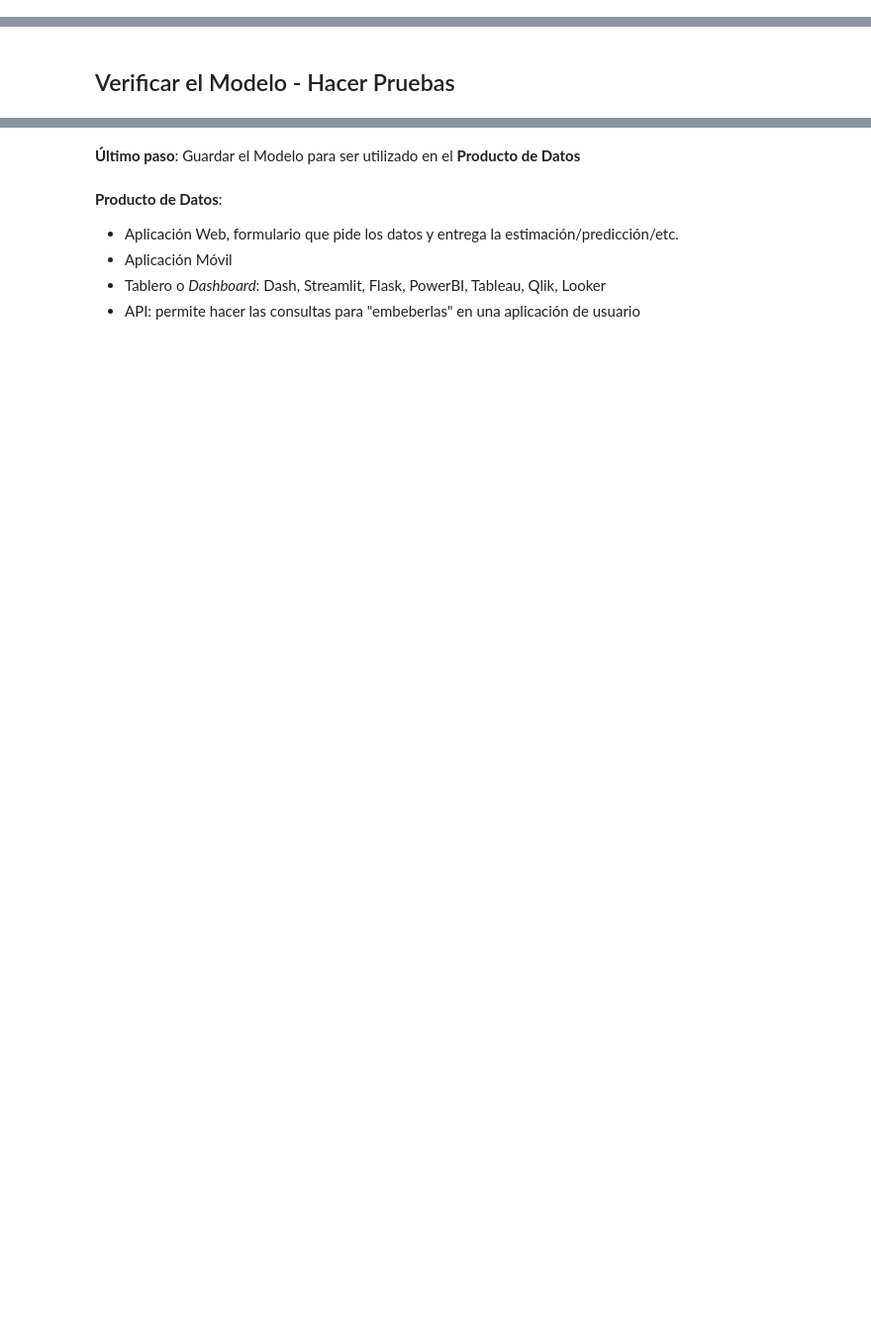
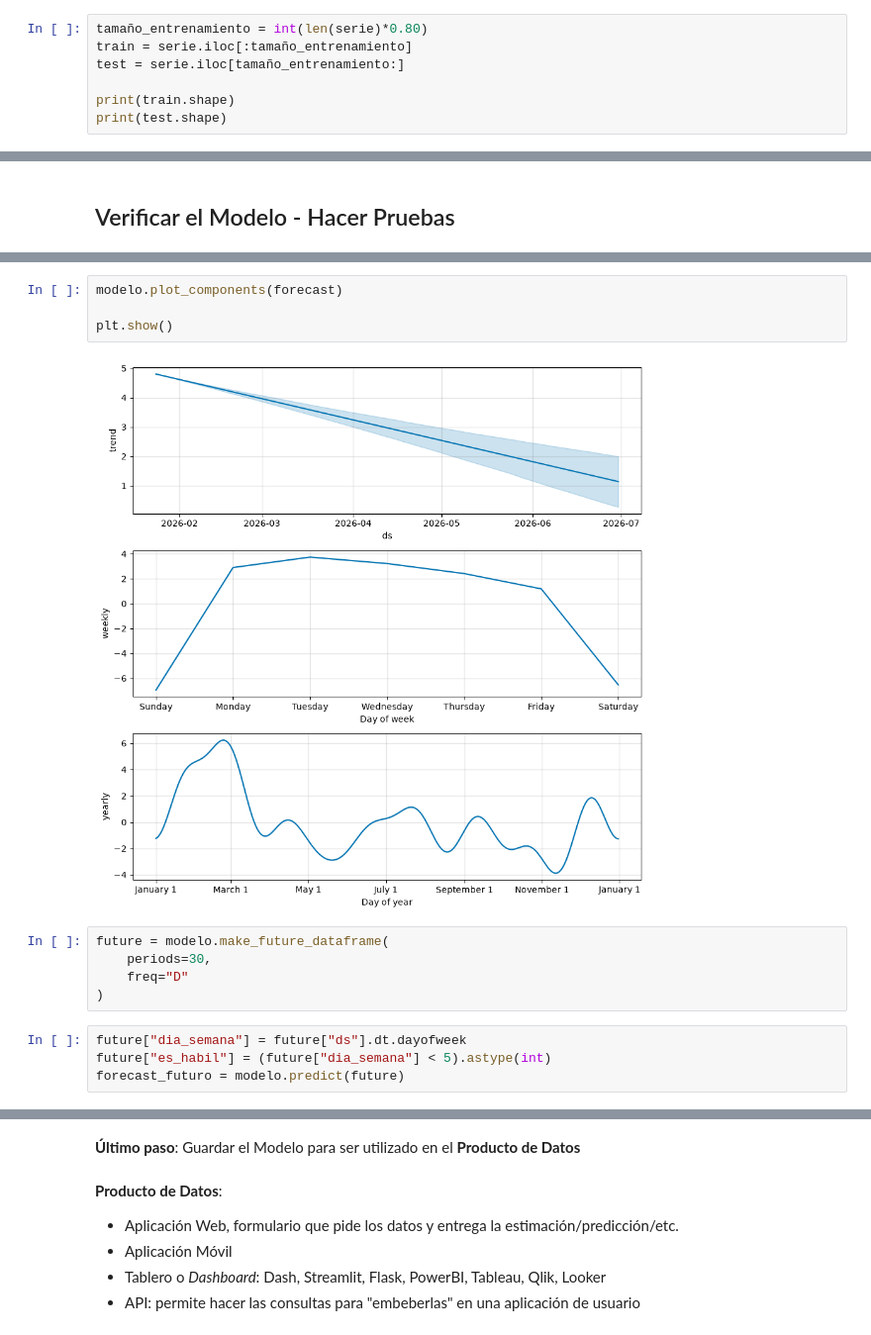
Before and after one commit to DiazJSC/AccesClean_proyecto, a Jupyter notebook: src/04_modelo.ipynb, the cells around one changed output, grey strips where cells are left out. Shown at 99% size. Saved outputs shown, nothing was run; the diff lists cells and outputs as text; blank space fills up the shorter version.

```diff
--- a/src/04_modelo.ipynb
+++ b/src/04_modelo.ipynb
@@ -35,0 +53,7 @@ df = pd.read_csv(trusted_dir + 'datos_limpios_ml.csv', parse_dates=['fecha'])
+# %%
+tamaño_entrenamiento = int(len(serie)*0.80)
+train = serie.iloc[:tamaño_entrenamiento]
+test = serie.iloc[tamaño_entrenamiento:]
+
+print(train.shape)
+print(test.shape)
@@ -39,0 +233,15 @@ df = pd.read_csv(trusted_dir + 'datos_limpios_ml.csv', parse_dates=['fecha'])
+# %%
+modelo.plot_components(forecast)
+
+plt.show()
+# %% [output]
+[figure, added]
+# %%
+future = modelo.make_future_dataframe(
+    periods=30,
+    freq="D"
+)
+# %%
+future["dia_semana"] = future["ds"].dt.dayofweek
+future["es_habil"] = (future["dia_semana"] < 5).astype(int)
+forecast_futuro = modelo.predict(future)
```
Also changed, not shown: parts of 20 cells of this notebook, 2 other files.
